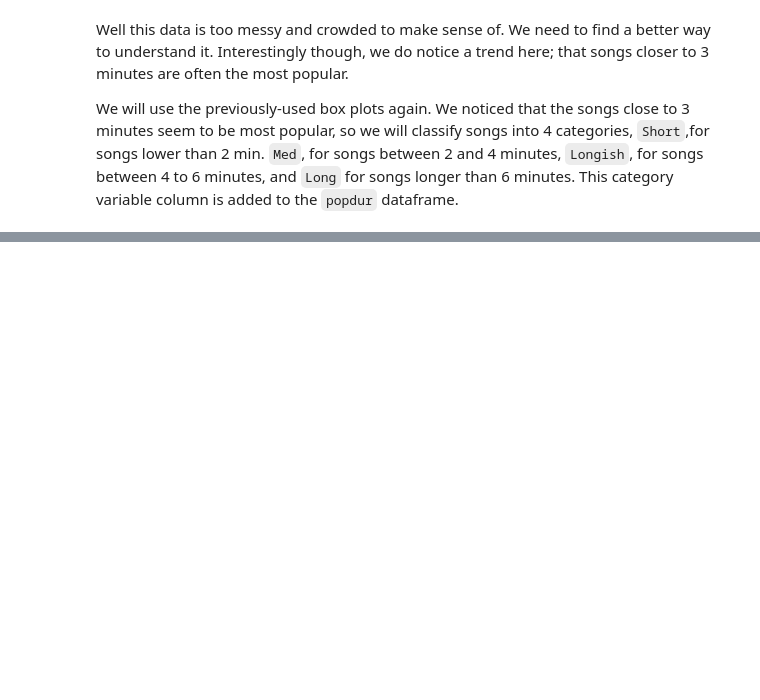
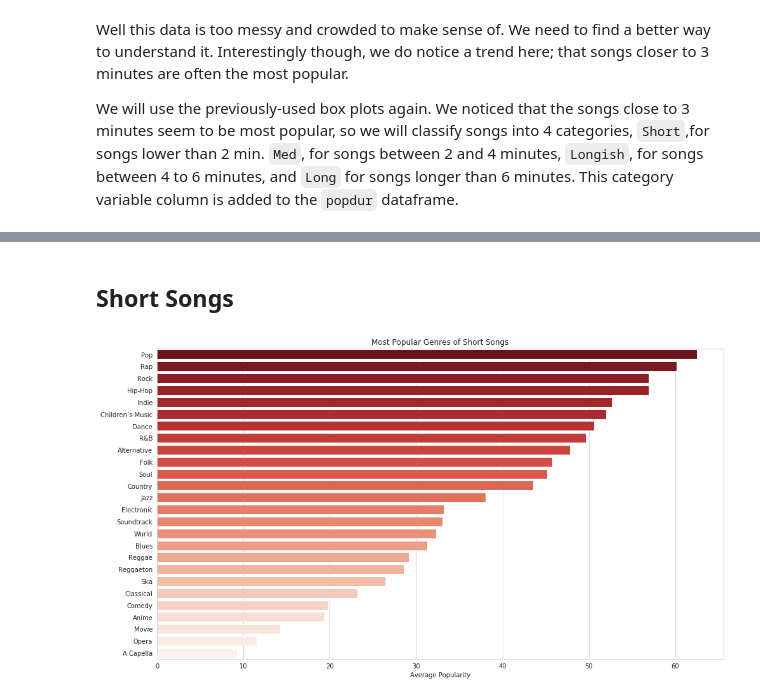
Before and after one commit to rickrollrumble/Spotifynsights, a Jupyter notebook: spotifinsights.ipynb, the cells around one changed output, grey strips where cells are left out. Drawn from its saved outputs; the diff is of its cells as text; code cells hidden in the pictures; blank space fills up the shorter version.

```diff
--- a/spotifinsights.ipynb
+++ b/spotifinsights.ipynb
@@ -145,0 +167,4 @@ TODO:
+# %%
+tracks = tracks.assign(z_score = stats.zscore(tracks['duration_min']))
+tracks = tracks[tracks['z_score']<2]
+tracks = tracks.assign(length_category = length_cat)
@@ -145,0 +173,5 @@ TODO:
+# %%
+short = tracks[tracks['length_category']=='Short']
+medium = tracks[tracks['length_category']=='Med']
+longish = tracks[tracks['length_category']=='Longish']
+long = tracks[tracks['length_category']=='Long']
@@ -145,0 +180,20 @@ TODO:
+# %%
+def plot_hor_bars(data,column,palettes):
+    pops = dict()
+    for key in data[column].unique():
+        pops[key] = np.mean(data[data[column]==key]['popularity'])
+    pops = pd.DataFrame(pops.values(),index=list(pops.keys()))
+    pops.columns = ['Average Popularity']
+    pops.sort_values(by=['Average Popularity'],inplace=True,ascending=False)
+    pl1 = plt.figure(figsize=(16,9))
+    sb.barplot(y=pops.index.values,
+               x=pops['Average Popularity'],
+               palette=sb.color_palette(palettes,
+                                        n_colors=len(pops.index.values)))
+# %% [markdown]
+## Short Songs
+# %%
+plot_hor_bars(short,'genre','Reds_r')
+title = plt.title('Most Popular Genres of Short Songs')
+# %% [output]
+[figure, added]
```
Also changed, not shown: parts of 21 cells of this notebook.
